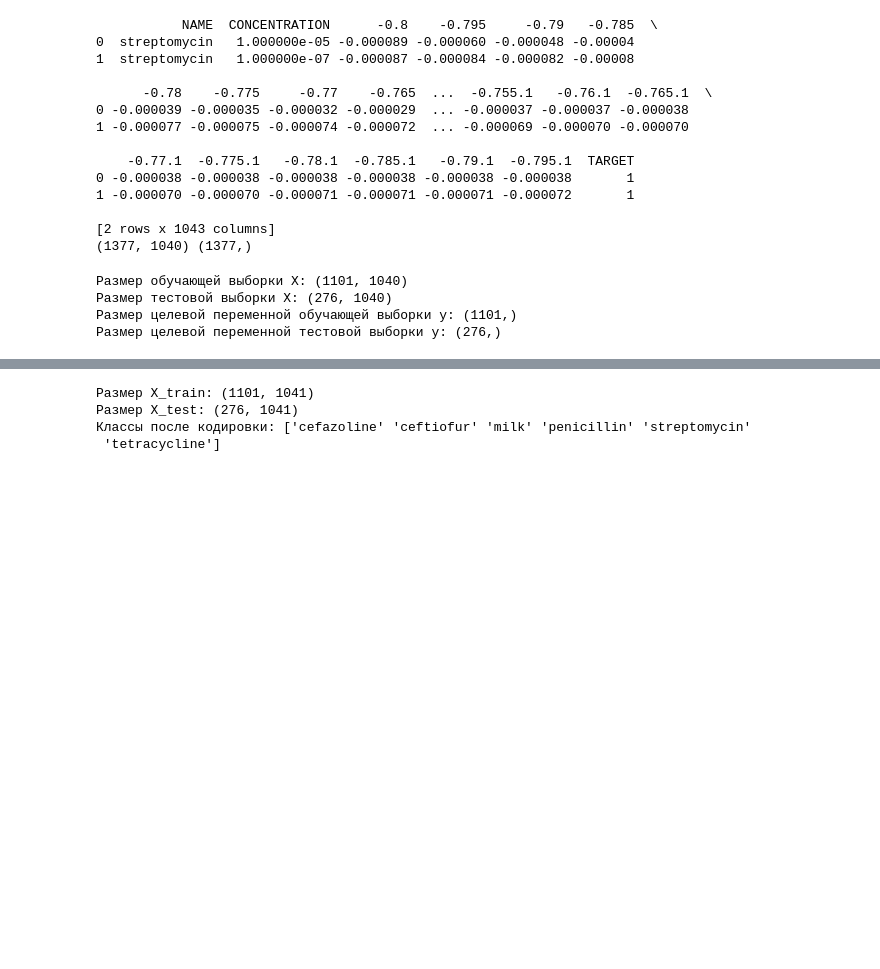
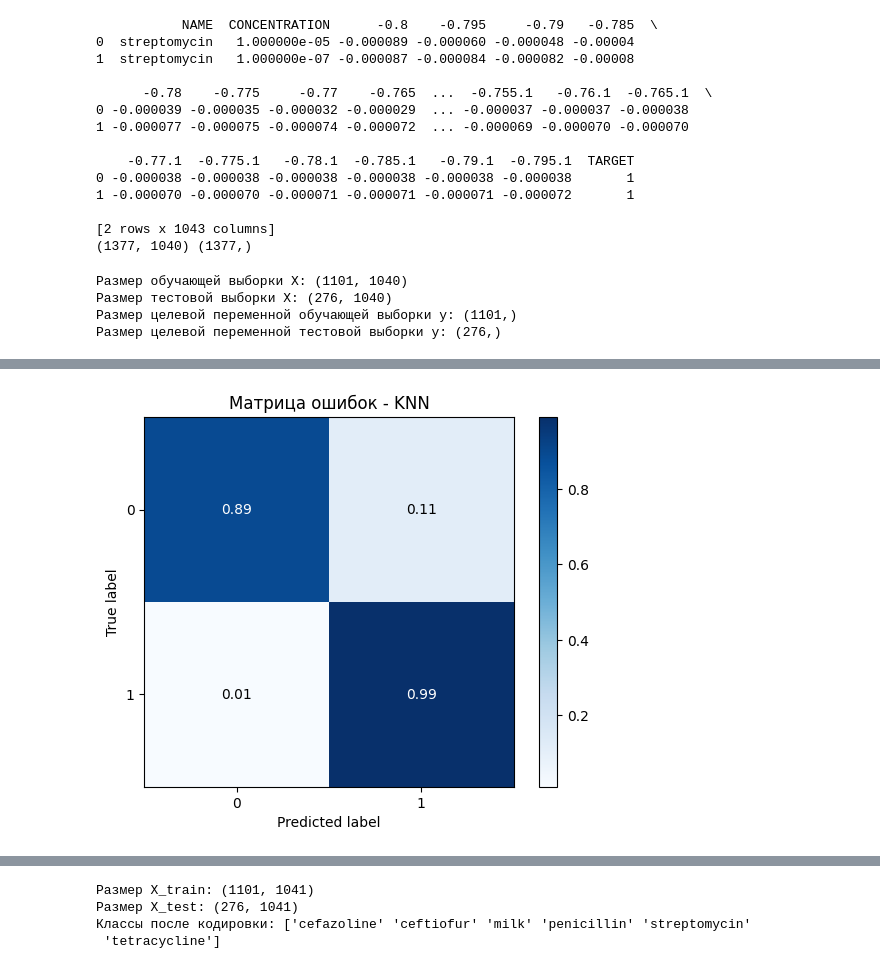
Before and after one commit to Viiiiika/Milk_Antibiotics_Test, a Jupyter notebook: ml.ipynb, the cells around one changed output, grey strips where cells are left out. Cells and saved outputs as stored; diff of their text form; code cells hidden in the pictures; blank space fills up the shorter version.

```diff
--- a/ml.ipynb
+++ b/ml.ipynb
@@ -157,0 +56,26 @@ plt.show()
+# %%
+def calculate_metrics(model, y_test, y_pred):
+    model_name = model.__class__.__name__
+    accuracy = accuracy_score(y_test, y_pred)
+    recall = recall_score(y_test, y_pred, average='weighted')
+    f1 = f1_score(y_test, y_pred, average='weighted')
+    print(f"Оценка модели {model_name}: \nТочность: {accuracy:.4f} \nПолнота (Recall): {recall:.4f} \nF1-мера: {f1:.4f} \n")
+    return accuracy, recall, f1
+
+def train_model(model, X_train_scaled, y_train, X_test_scaled, y_test):
+    model.fit(X_train_scaled, y_train)
+    y_pred = model.predict(X_test_scaled)
+    calculate_metrics(model, y_test, y_pred)
+    return model
+# %%
+models = {
+    'Logistic Regression': LogisticRegression(max_iter=2000),
+    'K-Nearest Neighbors': KNeighborsClassifier(n_neighbors=5),
+    'Random Forest': RandomForestClassifier(random_state=42),
+    'SVM': SVC(probability=True),
+    'Gradient Boosting': GradientBoostingClassifier(random_state=42)
+}
+
+model_train = {}
+for name, model in models.items():
+    model_train[name] = train_model(model, X_train_scaled, y_train, X_test_scaled, y_test)
@@ -158,3 +100,12 @@ plt.show()
+# %%
+knn_model = model_train['K-Nearest Neighbors']
+y_pred_knn = knn_model.predict(X_test_scaled)
+
+skplt.metrics.plot_confusion_matrix(y_test, y_pred_knn, normalize=True)
+plt.title("Матрица ошибок - KNN")
+plt.show()
+# %% [output]
+[figure, added]
 # %%
 models = {
     'Logistic Regression': LogisticRegression(),
```
Also changed, not shown: parts of 14 cells of this notebook, 1 other file.
